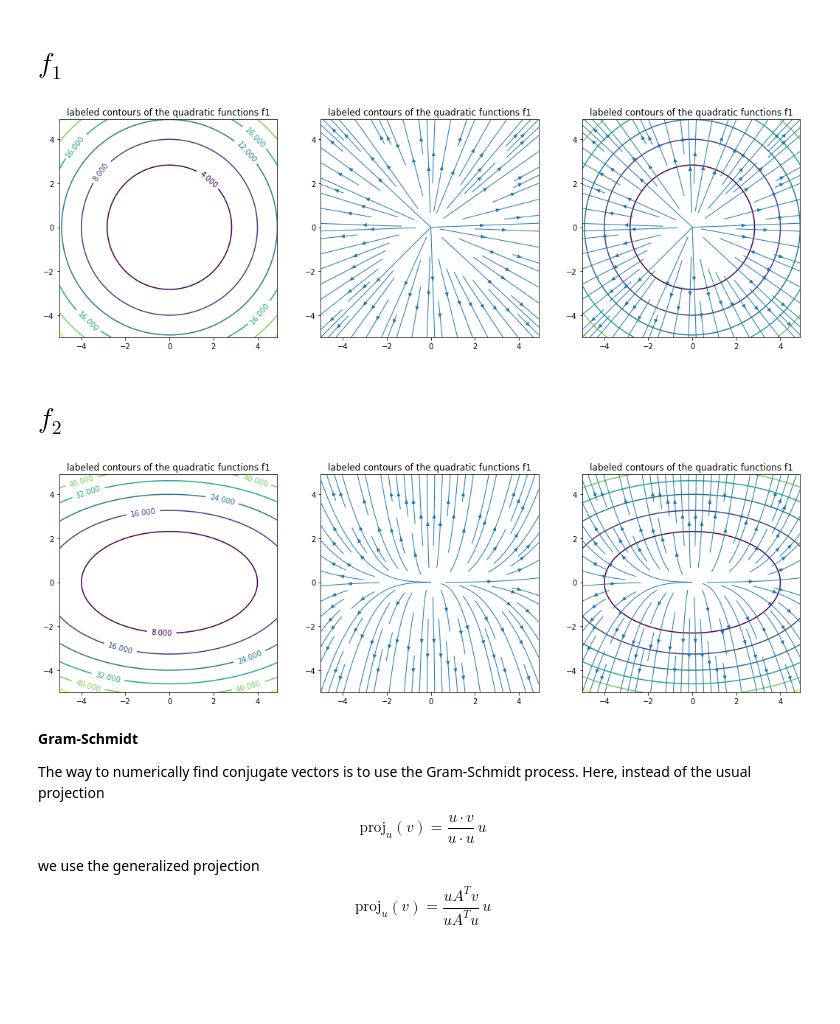
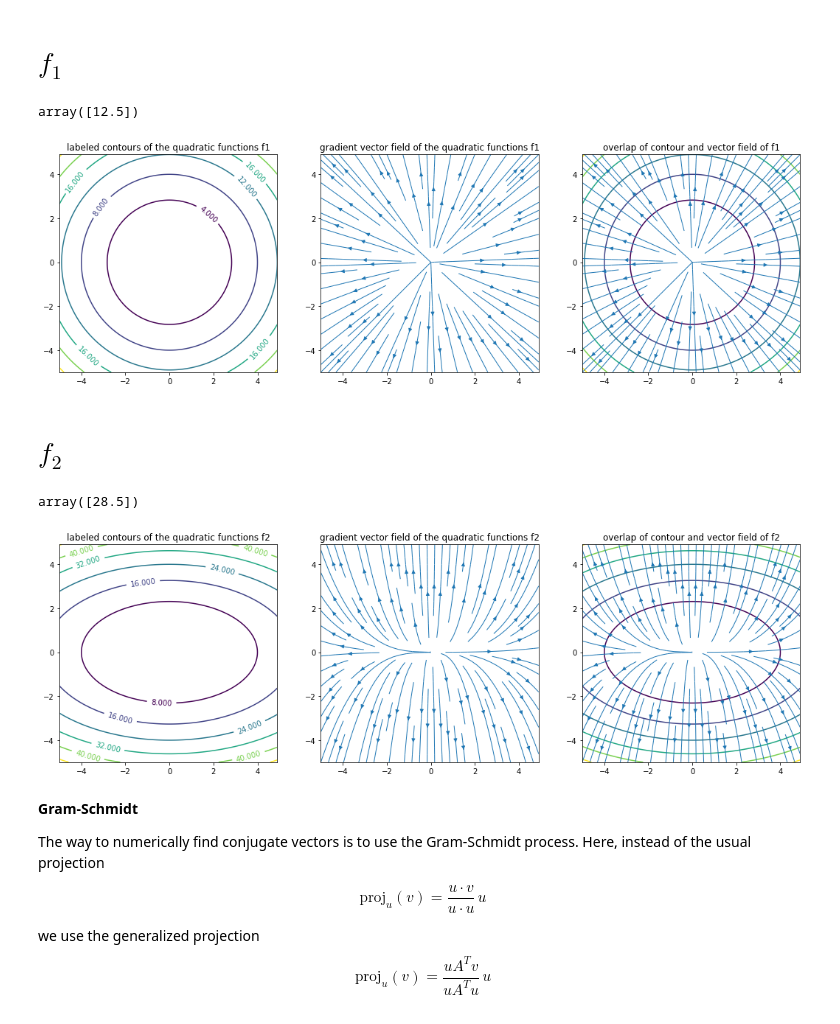
Before and after one commit to clintko/Duke_BIOS823_BigData_v2, a Jupyter notebook: Z06_Optimization_Kuei_v2.ipynb, the cells around one changed output. Cells and saved outputs as stored; diff of their text form; code cells hidden in the pictures; blank space fills up the shorter version.

```diff
--- a/Z06_Optimization_Kuei_v2.ipynb
+++ b/Z06_Optimization_Kuei_v2.ipynb
@@ -90,76 +90,84 @@ def quard(A, x, y):
 # $f_1$
 # %%
 f1 = lambda x: 0.5 * quard(np.eye(2), x, x)
+
+### check result: should be 12.5
+f1(np.array([3, 4]).reshape(-1, 1))
+# %% [output]
+array([12.5])
 # %%
 fig, axes = plt.subplots(ncols = 3, nrows = 1, figsize = (18, 6))
 f = f1
 
-### set x, y coordinate
+### set x, y, z
 x    = np.arange(-5, 5, 0.1)
 y    = np.arange(-5, 5, 0.1)
 x, y = np.meshgrid(x, y)
 z    = f(np.vstack([x.ravel(), y.ravel()])).reshape(x.shape)
 
 ### contour plot
 ax = axes[0]
-
 CS = ax.contour(x, y, z)
 ax.clabel(CS, inline = 1, fontsize = 10)
 ax.axis('square')
 ax.set_title('labeled contours of the quadratic functions f1');
 
-###
+### stream plot
 ax = axes[1]
 u = x; v = y
 strm = ax.streamplot(x, y, u, v, linewidth = 1)
 ax.axis('square')
-ax.set_title('labeled contours of the quadratic functions f1');
+ax.set_title('gradient vector field of the quadratic functions f1');
 
-###
+### overlap contour and stream plot
 ax = axes[2]
 CS = ax.contour(x, y, z)
 strm = ax.streamplot(x, y, u, v, linewidth = 1)
 ax.axis('square')
-ax.set_title('labeled contours of the quadratic functions f1');
+ax.set_title('overlap of contour and vector field of f1');
 # %% [output]
-[figure, old version]
+[figure, new version]
 # %% [markdown]
 # $f_2$
 # %%
 f2 = lambda x: 0.5 * quard(np.array([[1, 0], [0, 3]]), x, x)
+
+### check result: should be 28.5
+f2(np.array([3, 4]).reshape(-1, 1))
+# %% [output]
+array([28.5])
 # %%
 fig, axes = plt.subplots(ncols = 3, nrows = 1, figsize = (18, 6))
 f = f2
 
-### set x, y coordinate
+### set x, y, z
 x    = np.arange(-5, 5, 0.1)
 y    = np.arange(-5, 5, 0.1)
 x, y = np.meshgrid(x, y)
-z    = f2(np.vstack([x.ravel(), y.ravel()])).reshape(x.shape)
+z    = f(np.vstack([x.ravel(), y.ravel()])).reshape(x.shape)
 
 ### contour plot
 ax = axes[0]
-
 CS = ax.contour(x, y, z)
 ax.clabel(CS, inline = 1, fontsize = 10)
 ax.axis('square')
-ax.set_title('labeled contours of the quadratic functions f1');
+ax.set_title('labeled contours of the quadratic functions f2');
 
-###
+### stream plot
 ax = axes[1]
 u = x; v = 3 * y
 strm = ax.streamplot(x, y, u, v, linewidth = 1)
 ax.axis('square')
-ax.set_title('labeled contours of the quadratic functions f1');
+ax.set_title('gradient vector field of the quadratic functions f2');
 
-###
+### overlap contour and stream plot
 ax = axes[2]
 CS = ax.contour(x, y, z)
 strm = ax.streamplot(x, y, u, v, linewidth = 1)
 ax.axis('square')
-ax.set_title('labeled contours of the quadratic functions f1');
+ax.set_title('overlap of contour and vector field of f2');
 # %% [output]
-[figure, old version]
+[figure, new version]
 # %% [markdown]
 **Gram-Schmidt**
 
```
Also changed, not shown: parts of 21 cells of this notebook, 6 other files.
